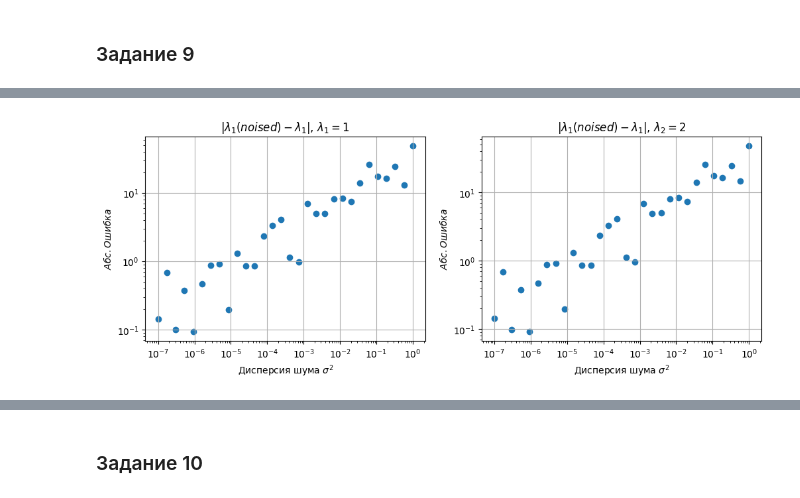
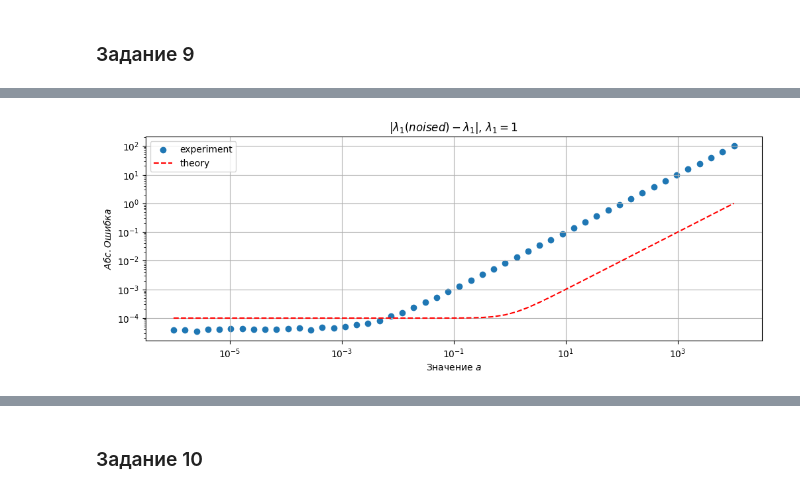
Before and after one commit to isvoropaev02/matrix_algorithms, a Jupyter notebook: lab4/lab4schur.ipynb, the cells around one changed output, grey strips where cells are left out. Cells and saved outputs as stored; diff of their text form; code cells hidden in the pictures.

```diff
--- a/lab4/lab4schur.ipynb
+++ b/lab4/lab4schur.ipynb
@@ -409,60 +499,30 @@ $$v_1^{(l)}=(0.001\quad -1)^T \qquad v_1^{(r)}=(1\quad 0)^T$$
 # %%
-# OLD VERSION
-noise_var = np.logspace(-7, 2, 30, dtype=np.float64)
-conditional_val = np.empty_like(noise_var)
-A = np.array([[1, 1000], [0, 2]], dtype=np.float64)
-for i in range(noise_var.shape[0]):
-    noise_matr = np.random.randn(2, 2) * np.sqrt(noise_var[i])
-    A_noised = A + noise_matr
-    R, U = schur(A_noised, output='complex')
-    conditional_val[i] = np.max(np.abs(np.array([R[0, 0], R[1, 1]]))) / np.min(np.abs(np.array([R[0, 0], R[1, 1]])))
+a_vals = np.logspace(-6, 4, 50, dtype=np.float64)
+sigma2 = 1e-8
+eigval_err_mean_a = np.empty(shape=(a_vals.shape[0],), dtype=np.float64)
+NUM_EXPERIMENTS = 100
+for i in range(a_vals.shape[0]):
+    for k in range(NUM_EXPERIMENTS):
+        A_noised = np.array([[1, a_vals[i]], [0, 2]], dtype=np.float64) + np.random.randn(2, 2) * np.sqrt(sigma2/4)
+        R, U = schur(A_noised, output='complex')
+        eigval_err_mean_a[i] += np.abs(R[0, 0]-l1)
+    eigval_err_mean_a[i] /= NUM_EXPERIMENTS
 
-fig2 = plt.figure(figsize=[8,5])
+l1_err_th_a = np.sqrt(sigma2)*np.sqrt(a_vals**2 + 1)
 
-ax_1 = fig2.add_subplot(111)
-ax_1.set_title('Обусловленность зашумленной матрицы')
-ax_1.scatter(noise_var, conditional_val, label='зашумленная матрица')
-ax_1.plot(noise_var, [2]*noise_var.shape[0], 'r--', label='Исходная матрица')
-ax_1.set_ylabel(r'$\chi$')
-ax_1.set_xlabel(r'Дисперсия шума $\sigma^2$')
+fig2_3 = plt.figure(figsize=[12,4])
+
+ax_1 = fig2_3.add_subplot(111)
+ax_1.set_title(r'$|\lambda_1(noised)-\lambda_1|$, $\lambda_1 = 1$')
+ax_1.scatter(a_vals, eigval_err_mean_a, label='experiment')
+ax_1.plot(a_vals, l1_err_th_a, 'r--', label='theory')
+ax_1.set_ylabel(r'$Абс. Ошибка$')
+ax_1.set_xlabel(r'Значение $a$')
 ax_1.set_xscale('log')
 ax_1.set_yscale('log')
+ax_1.legend()
 ax_1.grid()
 
 plt.show()
+# %% [output]
+[figure, added]
-# %%
-l1 = 1
-l2 = 2
-noise_var = np.logspace(-7, 0, 30, dtype=np.float64)
-eigval_err = np.empty(shape=(noise_var.shape[0], 2))
-A = np.array([[1, 1000], [0, 2]], dtype=np.float64)
-for i in range(noise_var.shape[0]):
-    noise_matr = np.random.randn(2, 2) * np.sqrt(noise_var[i])
-    A_noised = A + noise_matr
-    R, U = schur(A_noised, output='complex')
-    eigval_err[i, 0] = np.abs(R[0, 0]-l1)
-    eigval_err[i, 1] = np.abs(R[1, 1]-l2)
-
-fig2_2 = plt.figure(figsize=[12,4])
-
-ax_1 = fig2_2.add_subplot(121)
-ax_1.set_title(r'$|\lambda_1(noised)-\lambda_1|$, $\lambda_1 = 1$')
-ax_1.scatter(noise_var, eigval_err[:, 0])
-ax_1.set_ylabel(r'$Абс. Ошибка$')
-ax_1.set_xlabel(r'Дисперсия шума $\sigma^2$')
-ax_1.set_xscale('log')
-ax_1.set_yscale('log')
-ax_1.grid()
-
-ax_2 = fig2_2.add_subplot(122)
-ax_2.set_title(r'$|\lambda_1(noised)-\lambda_1|$, $\lambda_2 = 2$')
-ax_2.scatter(noise_var, eigval_err[:, 1])
-ax_2.set_ylabel(r'$Абс. Ошибка$')
-ax_2.set_xlabel(r'Дисперсия шума $\sigma^2$')
-ax_2.set_xscale('log')
-ax_2.set_yscale('log')
-ax_2.grid()
-
-plt.show()
-# %% [output]
-[figure, removed]
```
Also changed, not shown: parts of 19 cells of this notebook.
